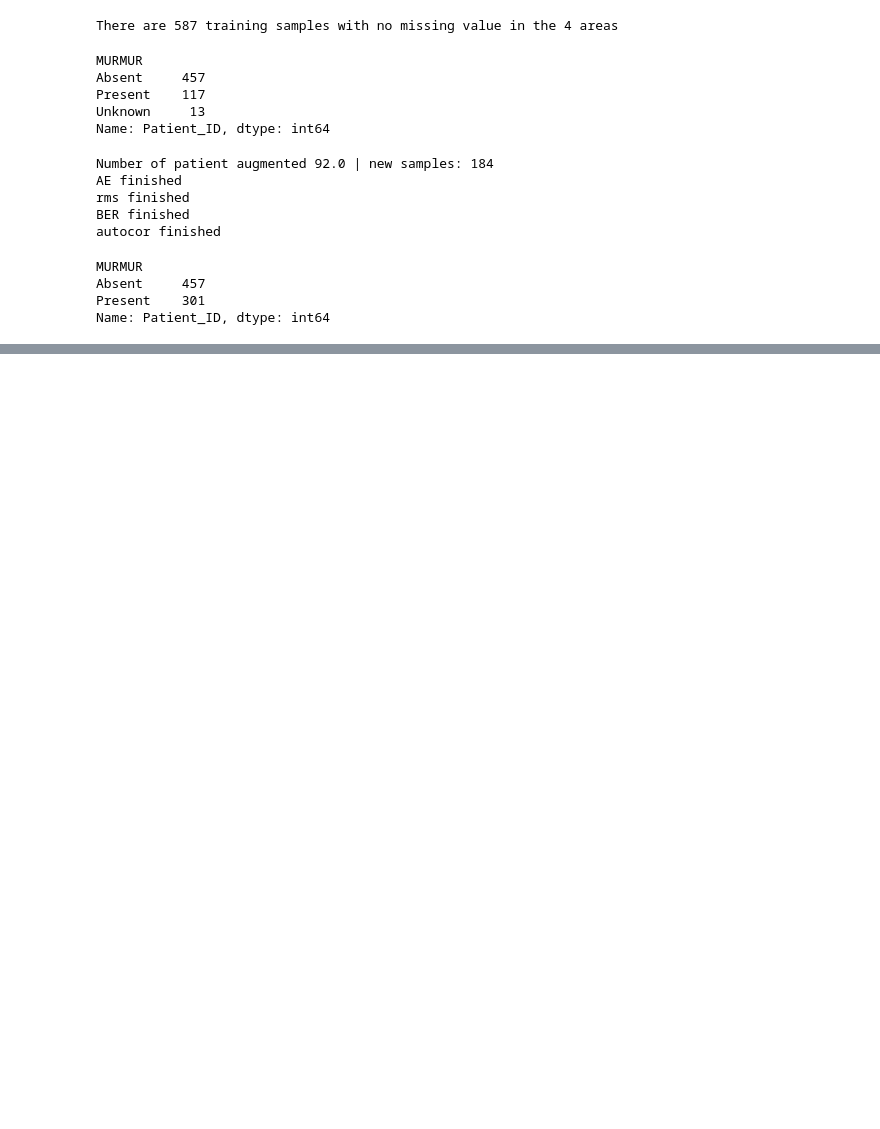
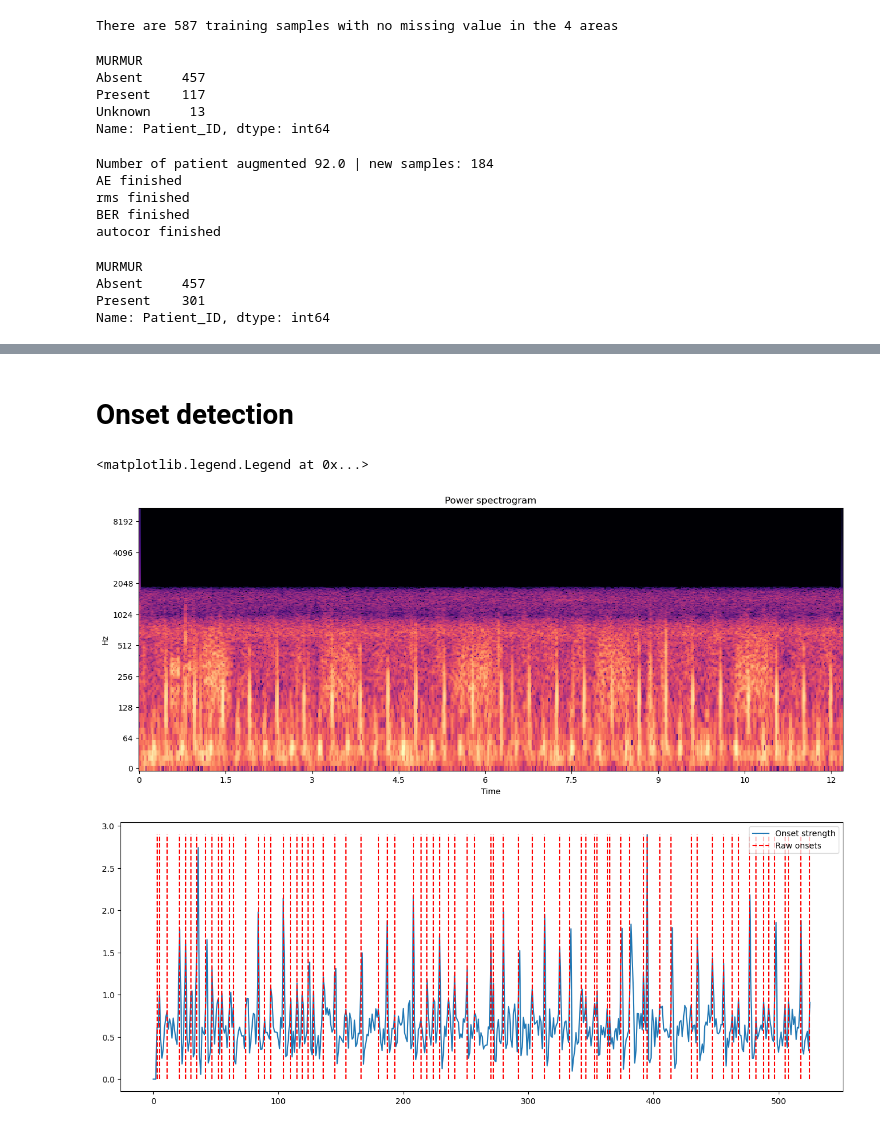
Before and after one commit to asideras/MSc-in-AI-Demokritos-Machine-Learning-Course, a Jupyter notebook: notebooks/Feature_Extraction_&_Demonstration .ipynb, the cells around one changed output, grey strips where cells are left out. Cells and saved outputs as stored; diff of their text form; code cells hidden in the pictures; blank space fills up the shorter version.

```diff
--- a/notebooks/Feature_Extraction_&_Demonstration .ipynb
+++ b/notebooks/Feature_Extraction_&_Demonstration .ipynb
@@ -142,0 +189,32 @@ df.to_csv('murmor_dataset.csv', index=False)
+# %% [markdown]
+# Onset detection
+# %%
+
+# use a pre-computed onset envelope
+o_env = librosa.onset.onset_strength(sample_present)
+onset_frames = librosa.onset.onset_detect(sample_present, wait=1, pre_avg=1, post_avg=1, pre_max=1, post_max=1)
+onset_times = librosa.frames_to_time(onset_frames)
+
+
+# visualize it
+D = np.abs(librosa.stft(sample_present))
+plt.figure(figsize=(16, 6))
+
+librosa.display.specshow(librosa.amplitude_to_db(D, ref=np.max),x_axis='time', y_axis='log')
+plt.title('Power spectrogram')
+
+
+
+oenv = librosa.onset.onset_strength(y=sample_present)
+onset_raw = librosa.onset.onset_detect(onset_envelope=oenv, backtrack=False)
+
+# Plot the results
+plt.figure(figsize=(16, 6))
+
+plt.plot(oenv, label='Onset strength')
+plt.vlines(onset_raw, 0, oenv.max(), label='Raw onsets', color='r',linestyle='--')
+plt.legend(frameon=True, framealpha=0.75)
+# %% [output]
+<matplotlib.legend.Legend at 0x...>
+[figure, added]
+[figure, added]
```
Also changed, not shown: parts of 17 cells of this notebook, 1 other file.
